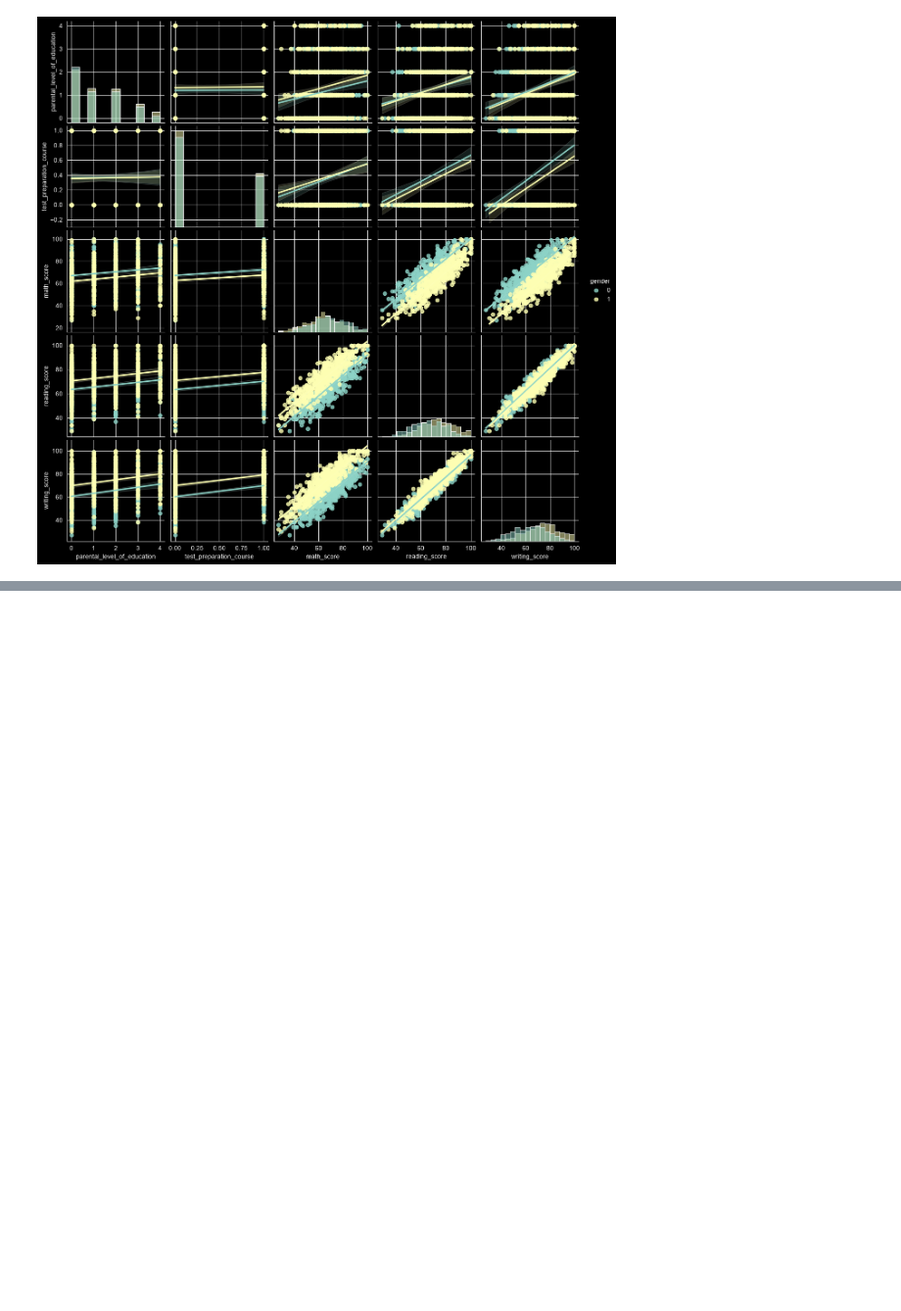
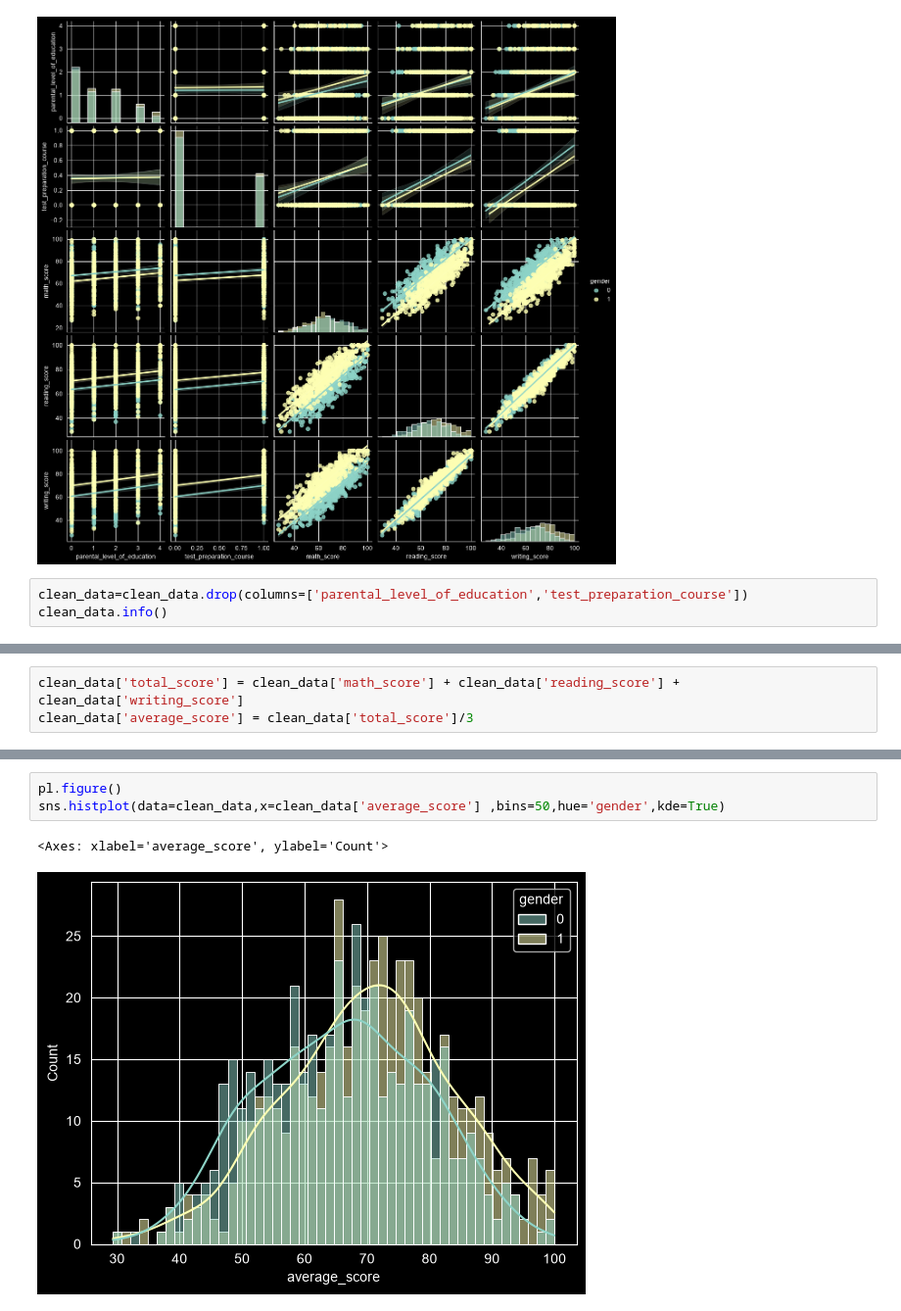
Before and after one commit to dhanrajkandpal/merry-pie, a Jupyter notebook: src/EDA.ipynb, the cells around one changed output, grey strips where cells are left out. Shown at 98% size. Drawn from its saved outputs; the diff is of its cells as text; blank space fills up the shorter version.

```diff
--- a/src/EDA.ipynb
+++ b/src/EDA.ipynb
@@ -103,3 +103,6 @@ sns.pairplot(clean_data, hue='gender' ,kind='reg',diag_kind='hist')
 <seaborn.axisgrid.PairGrid at 0x...>
 <Figure size 640x480 with 0 Axes>
 [figure]
+# %%
+clean_data=clean_data.drop(columns=['parental_level_of_education','test_preparation_course'])
+clean_data.info()
@@ -105,0 +121,3 @@ sns.pairplot(clean_data, hue='gender' ,kind='reg',diag_kind='hist')
+# %%
+clean_data['total_score'] = clean_data['math_score'] + clean_data['reading_score'] + clean_data['writing_score']
+clean_data['average_score'] = clean_data['total_score']/3
@@ -105,0 +140,6 @@ sns.pairplot(clean_data, hue='gender' ,kind='reg',diag_kind='hist')
+# %%
+pl.figure()
+sns.histplot(data=clean_data,x=clean_data['average_score'] ,bins=50,hue='gender',kde=True)
+# %% [output]
+<Axes: xlabel='average_score', ylabel='Count'>
+[figure, added]
```
Also changed, not shown: parts of 5 cells of this notebook.
